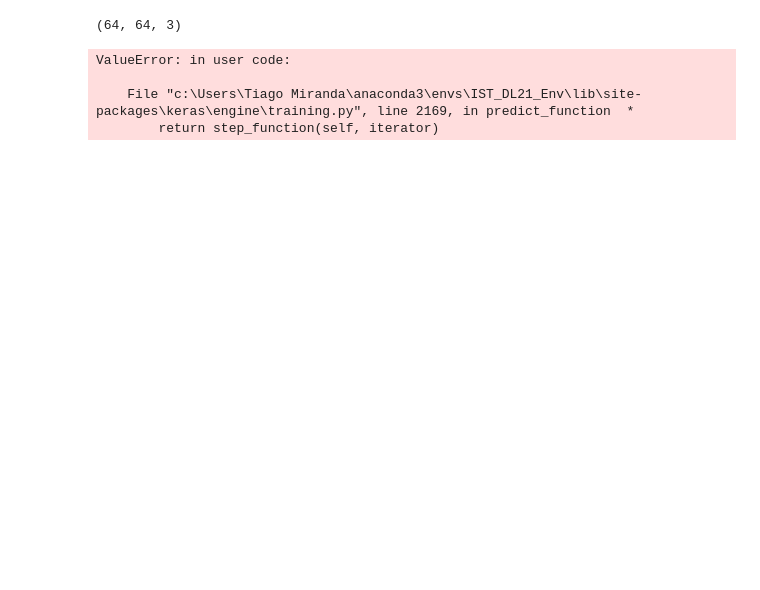
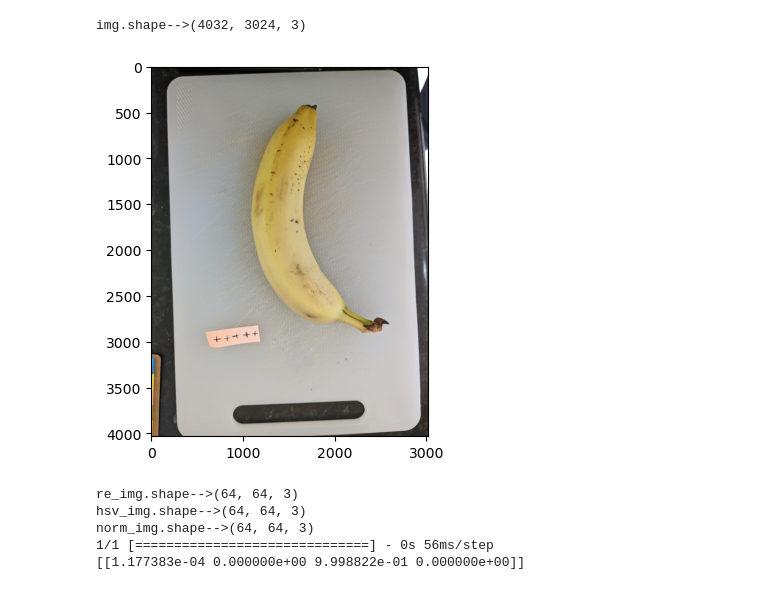
Before and after one commit to nunovix/Banana_project_PMBA, a Jupyter notebook: banana_time_analysis.ipynb, the cells around one changed output. Drawn from its saved outputs; the diff is of its cells as text; code cells hidden in the pictures; blank space fills up the shorter version.

Commit message:
alterei a função get_cnn_result pra mandar para a cnn um np array de imagens

```diff
--- a/banana_time_analysis.ipynb
+++ b/banana_time_analysis.ipynb
@@ -25,20 +30,41 @@ print(imagens_time)
-# %%
-def get_cnn_result(image):
-    #outputs = np.array((len(image), 4))
-    img = cv2.imread(image)
-    rgb_img_2 = cv2.cvtColor(img, cv2.COLOR_BGR2RGB) # BGR to RGB
-    img_t = functions.transform(rgb_img_2)
-    print(img_t.shape)
-    res = model.predict(img_t)
-    print(res)
+# %%
+#takes image path and cnn prediction model
+def get_cnn_result(image, model):
+    #outputs = np.array((len(image), 4))
+    hsv_max = [179, 255, 255]
+
+    # read image
+    img = cv2.imread(image)
+    print(f"img.shape-->{img.shape}")
+
+    plt.imshow(cv2.cvtColor(img, cv2.COLOR_BGR2RGB))
+    #plt.axis('off')
+    plt.show()
+
+    # resize image
+    re_img = cv2.resize(img, (64, 64))
+    print(f"re_img.shape-->{re_img.shape}")
+
+    # convert to hsv color space
+    hsv_img = cv2.cvtColor(re_img, cv2.COLOR_BGR2HSV) # BGR to RGB
+    print(f"hsv_img.shape-->{hsv_img.shape}")
+
+    # normalize images's data
+    norm_img = np.divide(hsv_img, hsv_max)
+    print(f"norm_img.shape-->{norm_img.shape}")
+
+    res = model.predict(np.array([norm_img]))
+    print(res)
 # %%
-get_cnn_result(imagens_time[0])
+get_cnn_result(imagens_time[0], model)
 # %% [output]
-(64, 64, 3)
+img.shape-->(4032, 3024, 3)
+[figure, added]
-ValueError: in user code:
-
-    File "c:\Users\Tiago Miranda\anaconda3\envs\IST_DL21_Env\lib\site-packages\keras\engine\training.py", line 2169, in predict_function  *
-        return step_function(self, iterator)
+re_img.shape-->(64, 64, 3)
+hsv_img.shape-->(64, 64, 3)
+norm_img.shape-->(64, 64, 3)
+1/1 [==============================] - 0s 56ms/step
+[[1.177383e-04 0.000000e+00 9.998822e-01 0.000000e+00]]
 # %%
 img_2 = cv2.imread(imagens_time[0])
 rgb_img_2 = cv2.cvtColor(img_2, cv2.COLOR_BGR2RGB) # BGR to RGB
```
Also changed, not shown: parts of 4 cells of this notebook.
